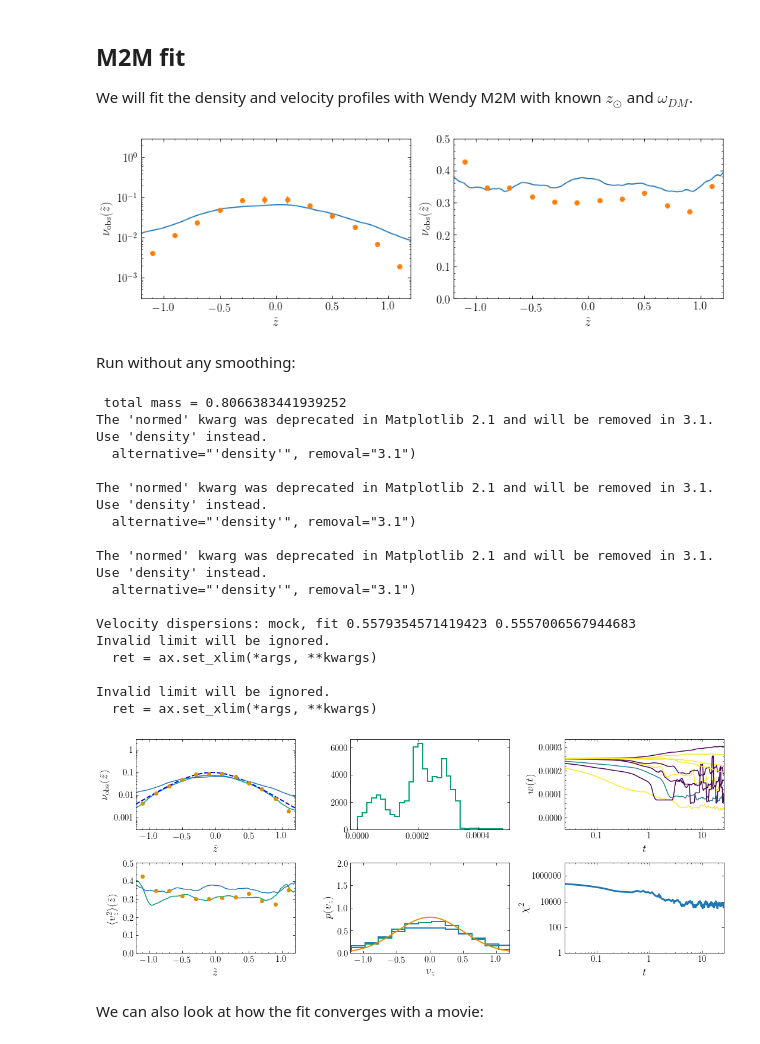
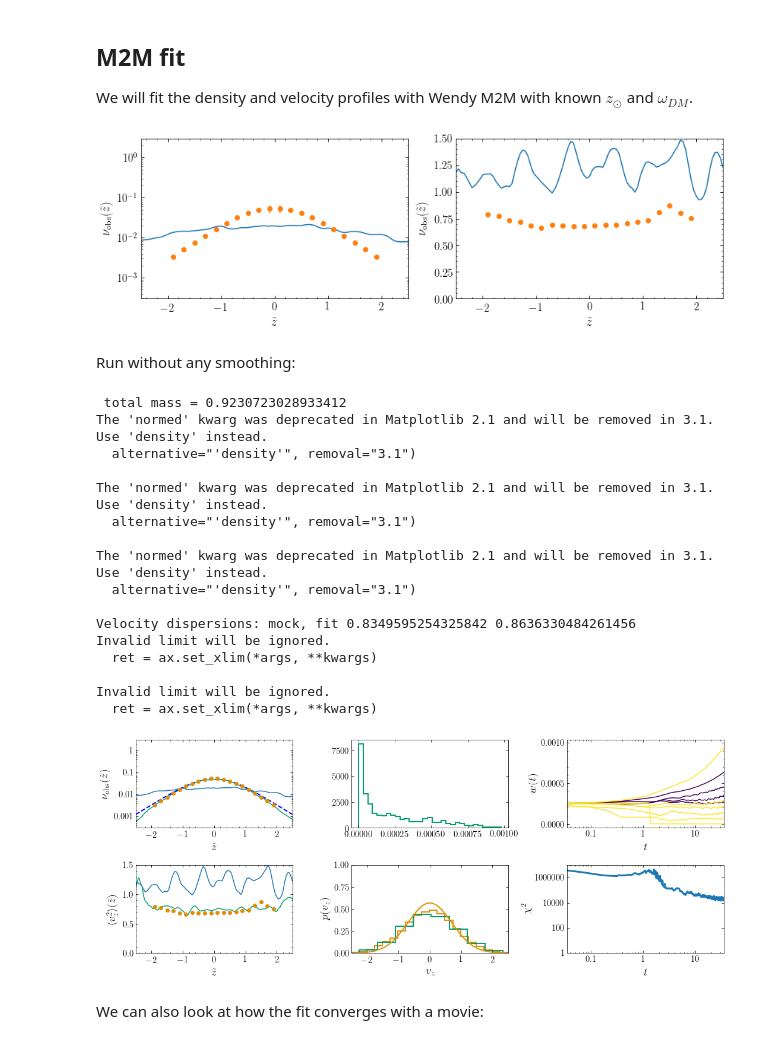
Before and after one commit to kawatadaisuke/WendyM2M, a Jupyter notebook: py/WendyM2M_XomegaXnm_rhov2obs_perturbed_fit_unperturbed.ipynb, the cells around one changed output. Saved outputs shown, nothing was run; the diff lists cells and outputs as text; code cells hidden in the pictures.

```diff
--- a/py/WendyM2M_XomegaXnm_rhov2obs_perturbed_fit_unperturbed.ipynb
+++ b/py/WendyM2M_XomegaXnm_rhov2obs_perturbed_fit_unperturbed.ipynb
@@ -399,8 +363,19 @@ dens_obs+= numpy.random.normal(size=dens_obs.shape)*dens_obs_noise
+# %%
+zsun_true= 0.0
+xnm_true = 0.1
+# We only observe the density at a few z
+z_obs= numpy.array([0.1, 0.3, 0.5, 0.7, 0.9, 1.1, 1.3, 1.5, 1.7, 1.9,
+                    -0.1, -0.3, -0.5, -0.7, -0.9, -1.1, -1.3, -1.5, -1.7, -1.9])
+h_obs= 0.2
+dens_obs= xnm_true*hom2m.compute_dens(z_mock,zsun_true,z_obs,h_obs,w=m_mock)
+dens_obs_noise= numpy.sqrt(dens_obs)*0.2*numpy.sqrt(numpy.amax(dens_obs))\
+    /(numpy.fabs(z_obs**2)/numpy.amin(numpy.fabs(z_obs**2)))
+dens_obs+= numpy.random.normal(size=dens_obs.shape)*dens_obs_noise
 # %% [markdown]
 The observed density is:
 # %%
-zmin = -2.2
-zmax = 2.2
+zmin = -2.5
+zmax = 2.5
 bovy_plot.bovy_print(axes_labelsize=17.,text_fontsize=12.,xtick_labelsize=15.,ytick_labelsize=15.)
 figsize(6,4)
 bovy_plot.bovy_plot(z_obs,dens_obs,'ko',semilogy=True,
@@ -516,7 +491,7 @@ zobs= [ 0.1  0.2  0.3  0.4  0.5  0.6  0.7  0.8  0.9  1.   1.1 -0.1 -0.2 -0.3
 We will fit the density and velocity profiles with Wendy M2M with known $z_{\odot}$ and $\omega_{DM}$.
 # %%
 n_m2m= 4000
-sigma_init= 0.6
+sigma_init= 1.1
 h_m2m= 0.2
 z_m2m, vz_m2m, w_init= wendym2m.sample_sech2(sigma_init,totmass_true,n=n_m2m)
 z_out= numpy.linspace(zmin, zmax, 101)
@@ -534,12 +509,12 @@ yscale('log',nonposy='clip')
 subplot(1,2,2)
 bovy_plot.bovy_plot(z_out,v2_init,'-',gcf=True,
                    xlabel=r'$\tilde{z}$',ylabel=r'$\nu_{\mathrm{obs}}(\tilde{z})$',
-                   xrange=[zmin, zmax],yrange=[0.0,0.5])
+                   xrange=[zmin, zmax],yrange=[0.0,1.5])
 bovy_plot.bovy_plot(z_obs,v2_obs,'o',overplot=True)
 errorbar(z_obs,v2_obs,yerr=v2_obs_noise,marker='None',ls='none',color=sns.color_palette()[1])
 tight_layout()
 # %% [output]
-[figure, old version]
+[figure, new version]
 # %% [markdown]
 Run without any smoothing:
 # %%
@@ -547,7 +522,7 @@ Run without any smoothing:
 step= 0.05*tdyn
 nstep= 1000
 #eps= 10.**-3.5
-eps = 10.0**-6.0
+eps = 10.0**-7.0
 smooth= None #1./step/100.
 st96smooth= False
 mu= 0.
@@ -586,7 +561,7 @@ gca().yaxis.set_major_formatter(FuncFormatter(
 subplot(2,3,4)
 bovy_plot.bovy_plot(z_out,v2_init,'-',color=init_color,
                     xlabel=r'$\tilde{z}$',ylabel=r'$\langle v_z^2\rangle(\tilde{z})$',
-                    xrange=[zmin, zmax],yrange=[0.0,0.5],gcf=True)
+                    xrange=[zmin, zmax],yrange=[0.0,1.5],gcf=True)
 bovy_plot.bovy_plot(z_obs,v2_obs,'o',overplot=True,color=constraint_color)
 bovy_plot.bovy_plot(z_out,v2_final,'-',overplot=True,zorder=0,color=final_color)
 errorbar(z_obs,v2_obs,yerr=v2_obs_noise,marker='None',ls='none',color=constraint_color)
@@ -597,13 +572,13 @@ subplot(2,3,2)
 #_= hist(w_init,histtype='step',lw=2.,normed=True,bins=31,zorder=0,color=init_color)
 _= hist(w_out,histtype='step',lw=2.,normed=True,bins=31,zorder=0,color=final_color)
 subplot(2,3,5)
-_= hist(vz_m2m,histtype='step',lw=2.,normed=True,bins=31,zorder=0,color=init_color)
+_= hist(vz_mock,histtype='step',lw=2.,normed=True,bins=31,zorder=0,color=constraint_color)
 xs= numpy.linspace(zmin, zmax, 201)
 plot(xs,1./numpy.sqrt(2.*numpy.pi)/sigma_true*numpy.exp(-0.5*xs**2./sigma_true**2.),
      lw=2.,zorder=2,color=constraint_color)
 _= hist(vz_m2m,weights=w_out,histtype='step',lw=2.,normed=True,bins=31,zorder=1,color=final_color)
 xlim(zmin, zmax)
-ylim(0.,2.)
+ylim(0.,1.)
 xlabel(r'$v_z$')
 ylabel(r'$p(v_z)$')
 print("Velocity dispersions: mock, fit",numpy.std(vz_mock),\
@@ -613,36 +588,36 @@ for ii in range(len(wevol)):
     bovy_plot.bovy_plot(numpy.linspace(0.,1.,nstep)*nstep*step,wevol[ii,0],'-',
                         color=cm.viridis(z_m2m[windx][ii]/0.3),
                         yrange=[-0.2/len(z_m2m),numpy.amax(wevol)*1.1],
                         semilogx=True,xlabel=r'$t$',ylabel=r'$w(t)$',gcf=True,overplot=ii>0)
 gca().xaxis.set_major_formatter(FuncFormatter(
                 lambda y,pos: (r'${{:.{:1d}f}}$'.format(int(numpy.maximum(-numpy.log10(y),0)))).format(y)))
 subplot(2,3,6)
 bovy_plot.bovy_plot(numpy.linspace(0.,1.,nstep)*nstep*step,numpy.sum(Q,axis=1),lw=3.,
                    loglog=True,xlabel=r'$t$',ylabel=r'$\chi^2$',gcf=True,
                    yrange=[1.,10**7.0])
 gca().yaxis.set_major_formatter(FuncFormatter(
                 lambda y,pos: (r'${{:.{:1d}f}}$'.format(int(numpy.maximum(-numpy.log10(y),0)))).format(y)))
 gca().xaxis.set_major_formatter(FuncFormatter(
                 lambda y,pos: (r'${{:.{:1d}f}}$'.format(int(numpy.maximum(-numpy.log10(y),0)))).format(y)))
 tight_layout()
 # %% [output]
- total mass = 0.8066383441939252
+ total mass = 0.9230723028933412
 The 'normed' kwarg was deprecated in Matplotlib 2.1 and will be removed in 3.1. Use 'density' instead.
   alternative="'density'", removal="3.1")
 
 The 'normed' kwarg was deprecated in Matplotlib 2.1 and will be removed in 3.1. Use 'density' instead.
   alternative="'density'", removal="3.1")
 
 The 'normed' kwarg was deprecated in Matplotlib 2.1 and will be removed in 3.1. Use 'density' instead.
   alternative="'density'", removal="3.1")
 
-Velocity dispersions: mock, fit 0.5579354571419423 0.5557006567944683
+Velocity dispersions: mock, fit 0.8349595254325842 0.8636330484261456
 Invalid limit will be ignored.
   ret = ax.set_xlim(*args, **kwargs)
 
 Invalid limit will be ignored.
   ret = ax.set_xlim(*args, **kwargs)
-[figure, old version]
+[figure, new version]
 # %% [markdown]
 We can also look at how the fit converges with a movie:
 # %%
```
Also changed, not shown: parts of 32 cells of this notebook, 5 other files.
